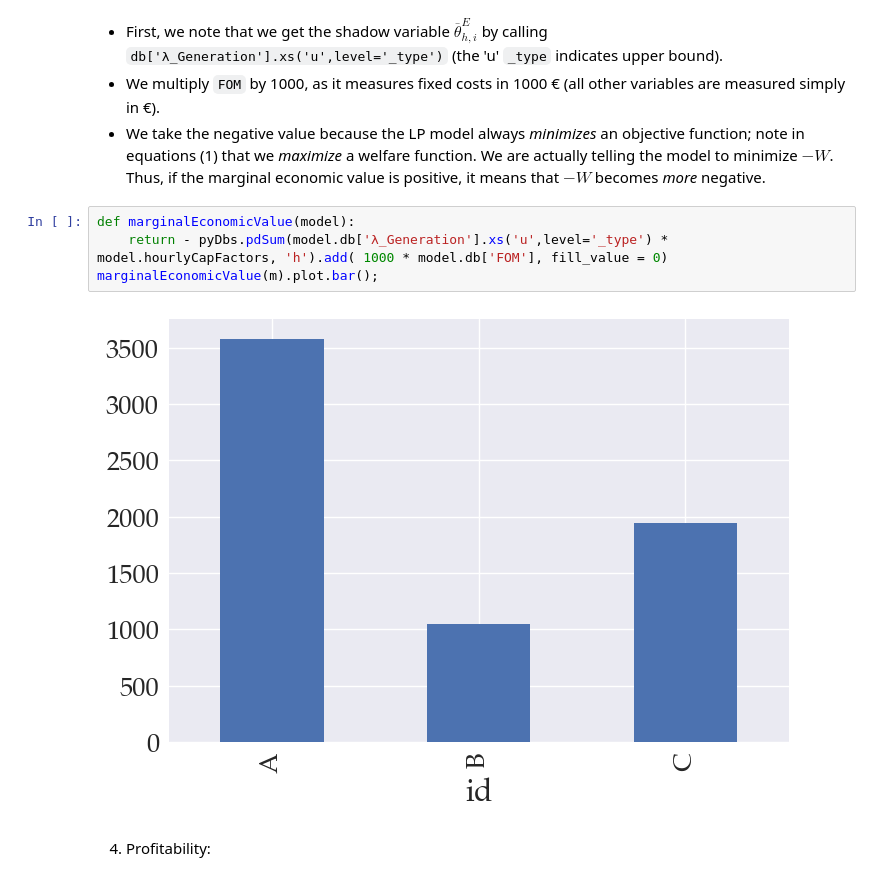
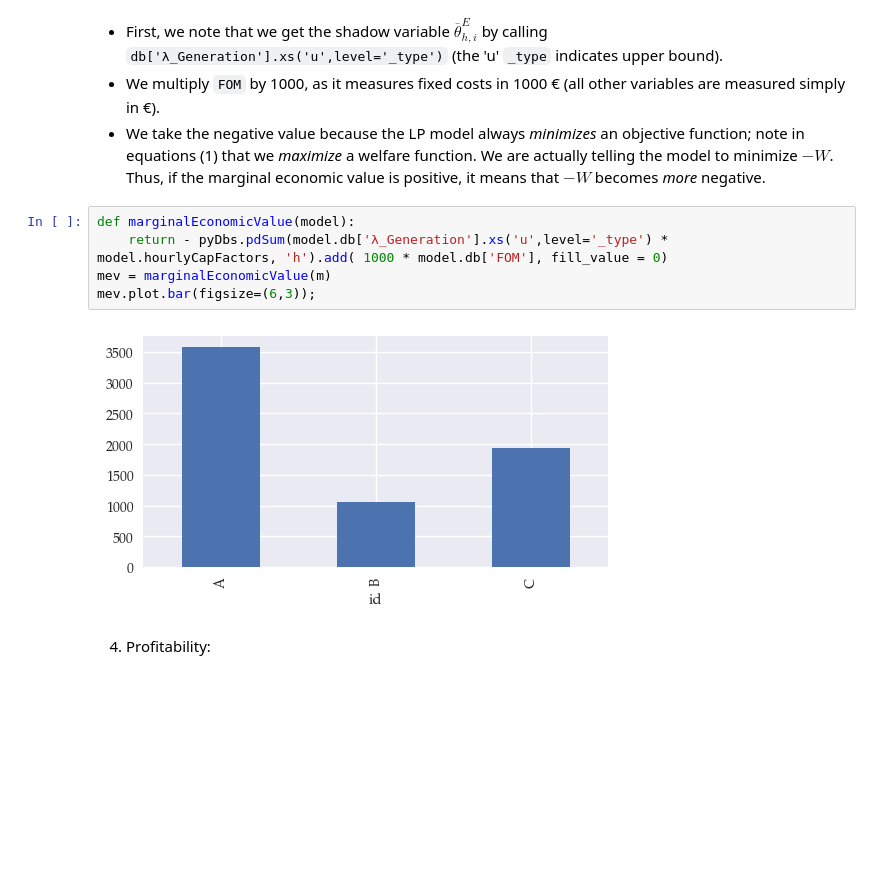
Before and after one commit to ChampionApe/EnergyEconomicsE2023, a Jupyter notebook: Exercises/S4.ipynb, the cells around one changed output. Drawn from its saved outputs; the diff is of its cells as text; blank space fills up the shorter version.

```diff
--- a/Exercises/S4.ipynb
+++ b/Exercises/S4.ipynb
@@ -422,9 +422,10 @@ capacityFactor.plot.bar();
 # %%
 def marginalEconomicValue(model):
 	return - pyDbs.pdSum(model.db['λ_Generation'].xs('u',level='_type') * model.hourlyCapFactors, 'h').add( 1000 * model.db['FOM'], fill_value = 0)
-marginalEconomicValue(m).plot.bar();
+mev = marginalEconomicValue(m)
+mev.plot.bar(figsize=(6,3));
 # %% [output]
-[figure, old version]
+[figure, new version]
 # %% [markdown]
 4. Profitability:
 # %% [markdown]
```
Also changed, not shown: parts of 48 cells of this notebook, 7 other files.
